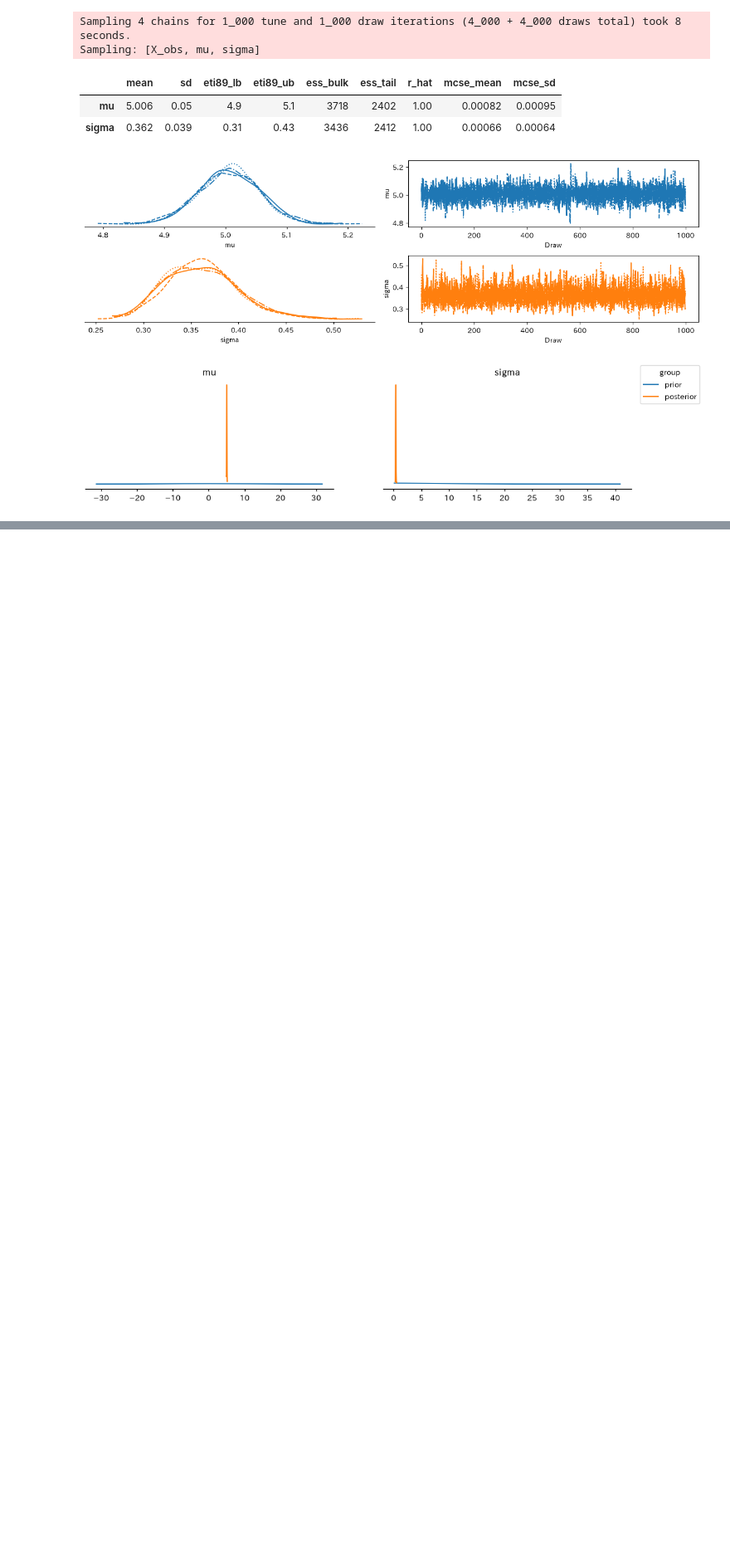
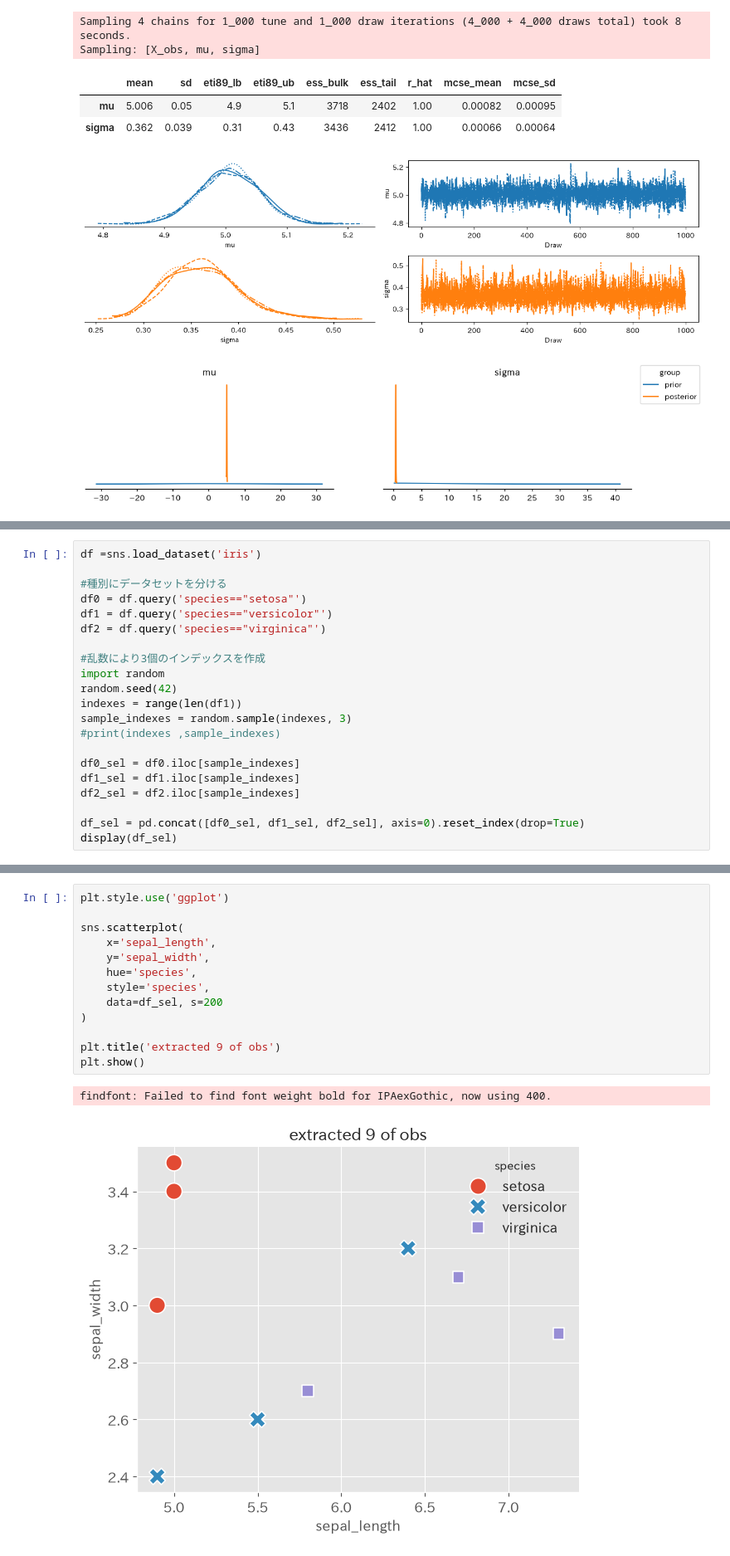
Before and after one commit to kzappmusi9/bayes_python, a Jupyter notebook: src/2.bayes_inference_advanced.ipynb, the cells around one changed output, grey strips where cells are left out. Shown at 83% size. Cells and saved outputs as stored; diff of their text form; blank space fills up the shorter version.

```diff
--- a/src/2.bayes_inference_advanced.ipynb
+++ b/src/2.bayes_inference_advanced.ipynb
@@ -111,0 +294,21 @@ Sampling: [X_obs, mu, sigma]
+# %%
+df =sns.load_dataset('iris')
+
+#種別にデータセットを分ける
+df0 = df.query('species=="setosa"')
+df1 = df.query('species=="versicolor"')
+df2 = df.query('species=="virginica"')
+
+#乱数により3個のインデックスを作成
+import random
+random.seed(42)
+indexes = range(len(df1))
+sample_indexes = random.sample(indexes, 3)
+#print(indexes ,sample_indexes)
+
+df0_sel = df0.iloc[sample_indexes]
+df1_sel = df1.iloc[sample_indexes]
+df2_sel = df2.iloc[sample_indexes]
+
+df_sel = pd.concat([df0_sel, df1_sel, df2_sel], axis=0).reset_index(drop=True)
+display(df_sel)
@@ -111,0 +326,16 @@ Sampling: [X_obs, mu, sigma]
+# %%
+plt.style.use('ggplot')
+
+sns.scatterplot(
+    x='sepal_length',
+    y='sepal_width',
+    hue='species',
+    style='species',
+    data=df_sel, s=200
+)
+
+plt.title('extracted 9 of obs')
+plt.show()
+# %% [output]
+findfont: Failed to find font weight bold for IPAexGothic, now using 400.
+[figure, added]
```
Also changed, not shown: parts of 26 cells of this notebook, 1 other file.
